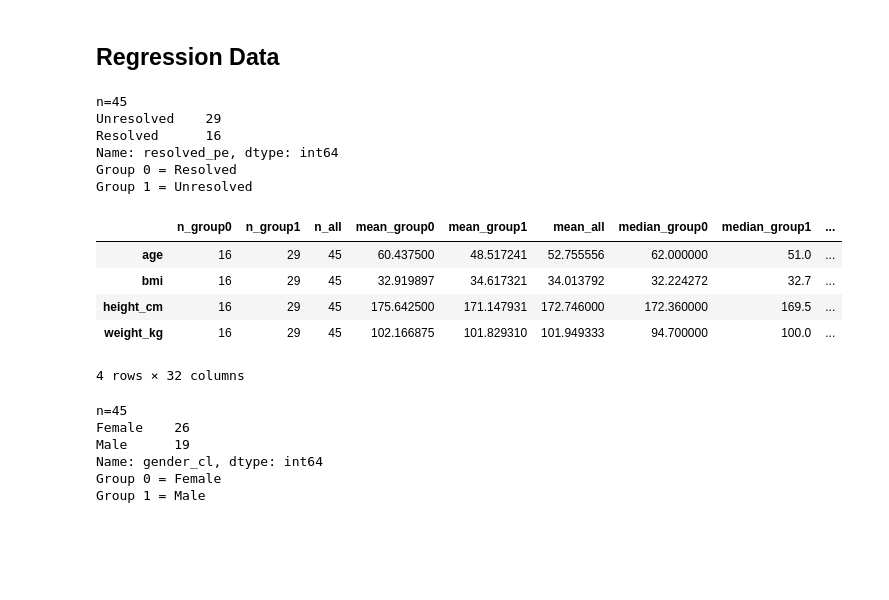
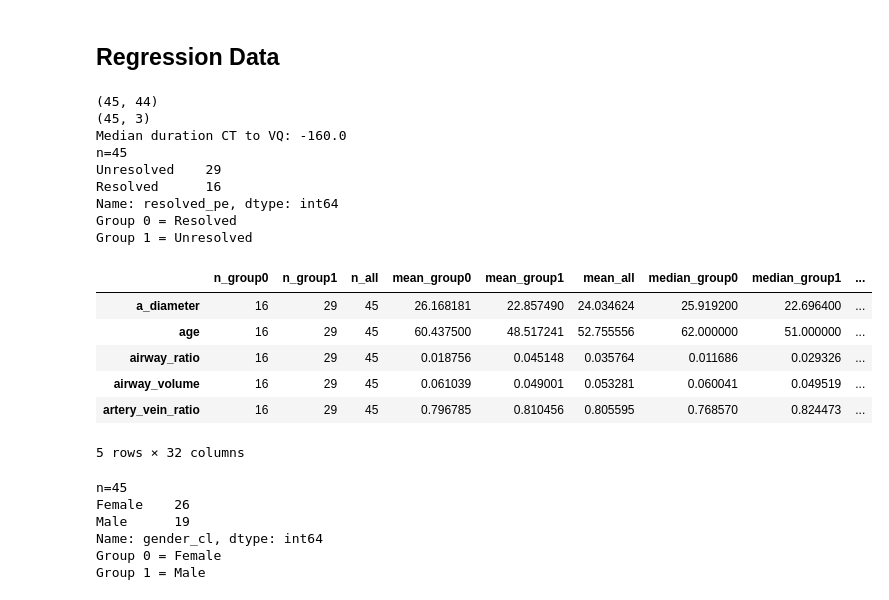
Before and after one commit to qaust/iCPET, a Jupyter notebook: src/summary_stats.ipynb, the cells around one changed output. Cells and saved outputs as stored; diff of their text form; code cells hidden in the pictures; blank space fills up the shorter version.

```diff
--- a/src/summary_stats.ipynb
+++ b/src/summary_stats.ipynb
@@ -596,24 +563,43 @@ counts
 # %% [markdown]
 ## Regression Data
 # %%
+temp_vars = (
+    ['resolved_pe', 'age', 'height_cm', 'weight_kg', 'duration_t_to_VQ_days'] +
+    model_config.body_feat +
+    model_config.cardiopulmonary_feat +
+    model_config.num_targets
+)
+table1_num = num_data_initial.dropna(subset=['total_clot_burden', 'resolved_pe']).loc[:, temp_vars]
+print(table1_num.shape)
+
+temp_vars = ['resolved_pe', 'gender_cl', 'race']
+table1_cat = cat_data_for_tests.dropna(subset=['max_clot_burden_category', 'resolved_pe']).loc[:, temp_vars]
+print(table1_cat.shape)
+
+print(f"Median duration CT to VQ: {table1_num['duration_t_to_VQ_days'].median()}")
+
 print(f"n={table1_num.shape[0]}")
 print(table1_num['resolved_pe'].value_counts())
 table1_num_tests = run_num_tests(table1_num, 'resolved_pe')
 table1_num_tests.to_csv('../output/summary/table1_num.csv')
 table1_num_tests.head()
 # %% [output]
+(45, 44)
+(45, 3)
+Median duration CT to VQ: -160.0
 n=45
 Unresolved    29
 Resolved      16
 Name: resolved_pe, dtype: int64
 Group 0 = Resolved
 Group 1 = Unresolved
 |  | n_group0 | n_group1 | n_all | mean_group0 | mean_group1 | mean_all | median_group0 | median_group1 | ... |
-| age | 16 | 29 | 45 | 60.437500 | 48.517241 | 52.755556 | 62.000000 | 51.0 | ... |
-| bmi | 16 | 29 | 45 | 32.919897 | 34.617321 | 34.013792 | 32.224272 | 32.7 | ... |
-| height_cm | 16 | 29 | 45 | 175.642500 | 171.147931 | 172.746000 | 172.360000 | 169.5 | ... |
-| weight_kg | 16 | 29 | 45 | 102.166875 | 101.829310 | 101.949333 | 94.700000 | 100.0 | ... |
+| a_diameter | 16 | 29 | 45 | 26.168181 | 22.857490 | 24.034624 | 25.919200 | 22.696400 | ... |
+| age | 16 | 29 | 45 | 60.437500 | 48.517241 | 52.755556 | 62.000000 | 51.000000 | ... |
+| airway_ratio | 16 | 29 | 45 | 0.018756 | 0.045148 | 0.035764 | 0.011686 | 0.029326 | ... |
+| airway_volume | 16 | 29 | 45 | 0.061039 | 0.049001 | 0.053281 | 0.060041 | 0.049519 | ... |
+| artery_vein_ratio | 16 | 29 | 45 | 0.796785 | 0.810456 | 0.805595 | 0.768570 | 0.824473 | ... |
-4 rows × 32 columns
+5 rows × 32 columns
 # %%
 temp_vars = (
     ['PE_number', 'gender_cl'] +
```
Also changed, not shown: parts of 3 cells of this notebook, 4 other files.
